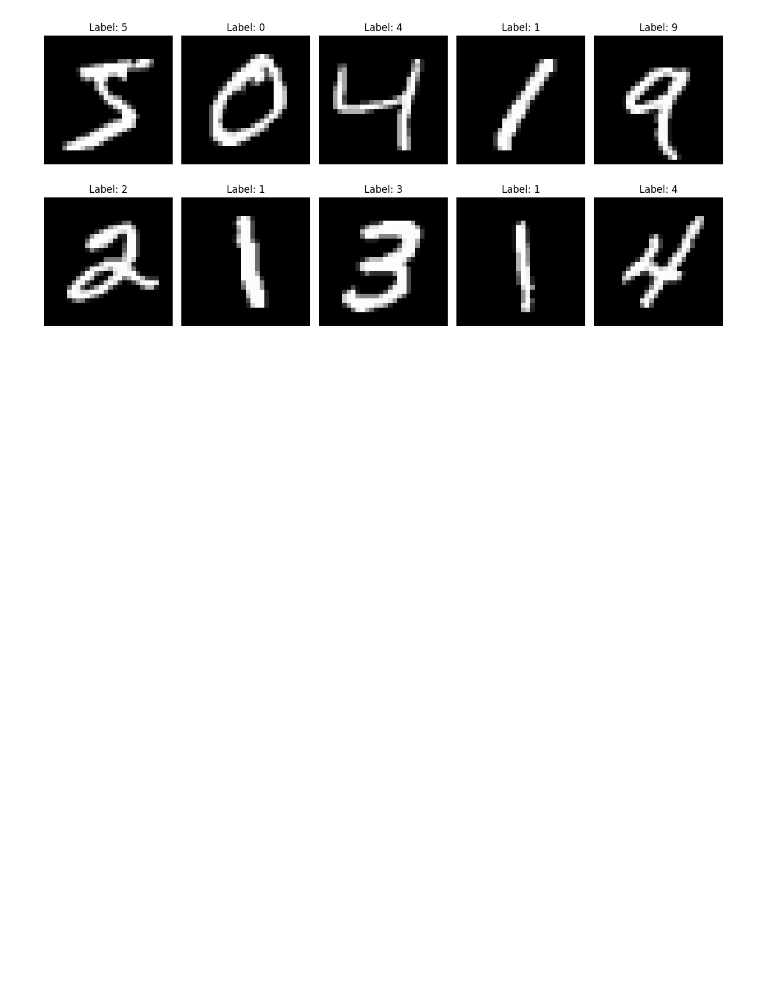
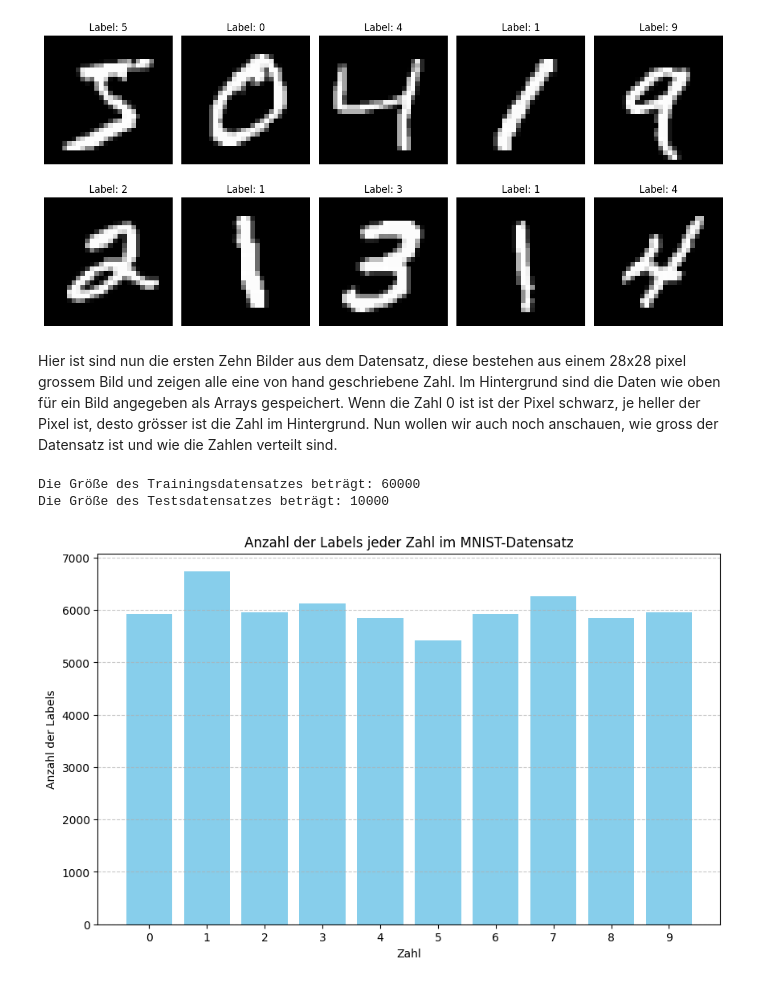
Before and after one commit to iamekerb/vta-MC, a Jupyter notebook: Aufgaben.ipynb, the cells around one changed output. Saved outputs shown, nothing was run; the diff lists cells and outputs as text; code cells hidden in the pictures; blank space fills up the shorter version.

```diff
--- a/Aufgaben.ipynb
+++ b/Aufgaben.ipynb
@@ -52,3 +52,30 @@ plt.show()
  [  0   0   0   0   0   0   0   0   0   0   0   0   0   0   0   0   0   0
     0   0   0   0   0   0   0   0   0   0]]
 [figure]
+# %% [markdown]
+Hier ist sind nun die ersten Zehn Bilder aus dem Datensatz, diese bestehen aus einem 28x28 pixel grossem Bild und zeigen alle eine von hand geschriebene Zahl. Im Hintergrund sind die Daten wie oben für ein Bild angegeben als Arrays gespeichert. Wenn die Zahl 0 ist ist der Pixel schwarz, je heller der Pixel ist, desto grösser ist die Zahl im Hintergrund. Nun wollen wir auch noch anschauen, wie gross der Datensatz ist und wie die Zahlen verteilt sind.
+# %%
+print("Die Größe des Trainingsdatensatzes beträgt:", len(MNIST_dataset_train))
+
+print("Die Größe des Testsdatensatzes beträgt:", len(MNIST_dataset_test))
+# %% [output]
+Die Größe des Trainingsdatensatzes beträgt: 60000
+Die Größe des Testsdatensatzes beträgt: 10000
+# %%
+class_counts = {i: 0 for i in range(10)}
+for img, label in MNIST_dataset_train:
+    class_counts[label] += 1
+
+digits = list(class_counts.keys())
+counts = list(class_counts.values())
+
+plt.figure(figsize=(10, 6))
+plt.bar(digits, counts, color='skyblue')
+plt.xlabel('Zahl')
+plt.ylabel('Anzahl der Labels')
+plt.title('Anzahl der Labels jeder Zahl im MNIST-Datensatz')
+plt.xticks(digits)
+plt.grid(axis='y', linestyle='--', alpha=0.7)
+plt.show()
+# %% [output]
+[figure, added]
```
